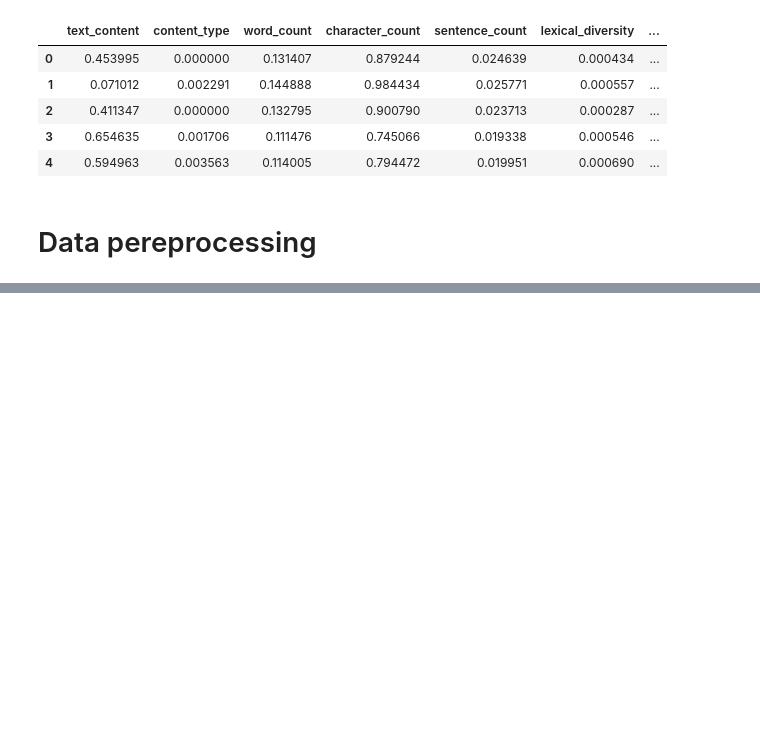
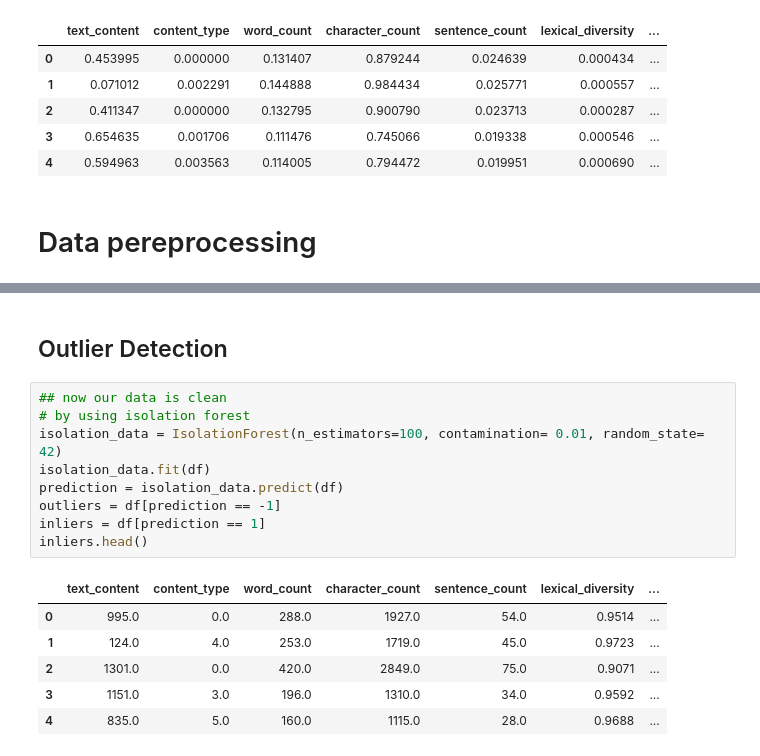
Before and after one commit to MfB010193/Machine-Learning-Pipeline, a Jupyter notebook: Machine Learning Pipeline.ipynb, the cells around one changed output, grey strips where cells are left out. Saved outputs shown, nothing was run; the diff lists cells and outputs as text; blank space fills up the shorter version.

Commit message:
handlind missing value and outlier detection

```diff
--- a/Machine Learning Pipeline.ipynb
+++ b/Machine Learning Pipeline.ipynb
@@ -390,0 +428,18 @@ Index(['text_content', 'content_type'], dtype='object')
+# %% [markdown]
+## Outlier Detection
+# %%
+## now our data is clean
+# by using isolation forest
+isolation_data = IsolationForest(n_estimators=100, contamination= 0.01, random_state= 42)
+isolation_data.fit(df)
+prediction = isolation_data.predict(df)
+outliers = df[prediction == -1]
+inliers = df[prediction == 1]
+inliers.head()
+# %% [output]
+|  | text_content | content_type | word_count | character_count | sentence_count | lexical_diversity | ... |
+| 0 | 995.0 | 0.0 | 288.0 | 1927.0 | 54.0 | 0.9514 | ... |
+| 1 | 124.0 | 4.0 | 253.0 | 1719.0 | 45.0 | 0.9723 | ... |
+| 2 | 1301.0 | 0.0 | 420.0 | 2849.0 | 75.0 | 0.9071 | ... |
+| 3 | 1151.0 | 3.0 | 196.0 | 1310.0 | 34.0 | 0.9592 | ... |
+| 4 | 835.0 | 5.0 | 160.0 | 1115.0 | 28.0 | 0.9688 | ... |
```
Also changed, not shown: parts of 9 cells of this notebook.
